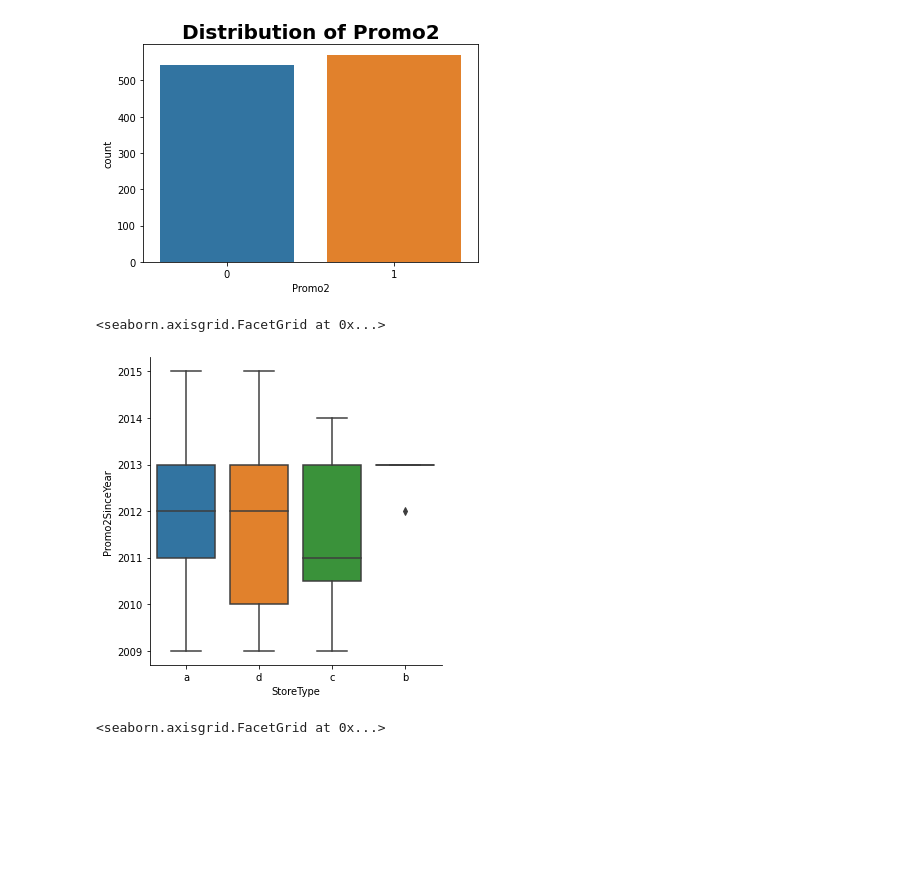
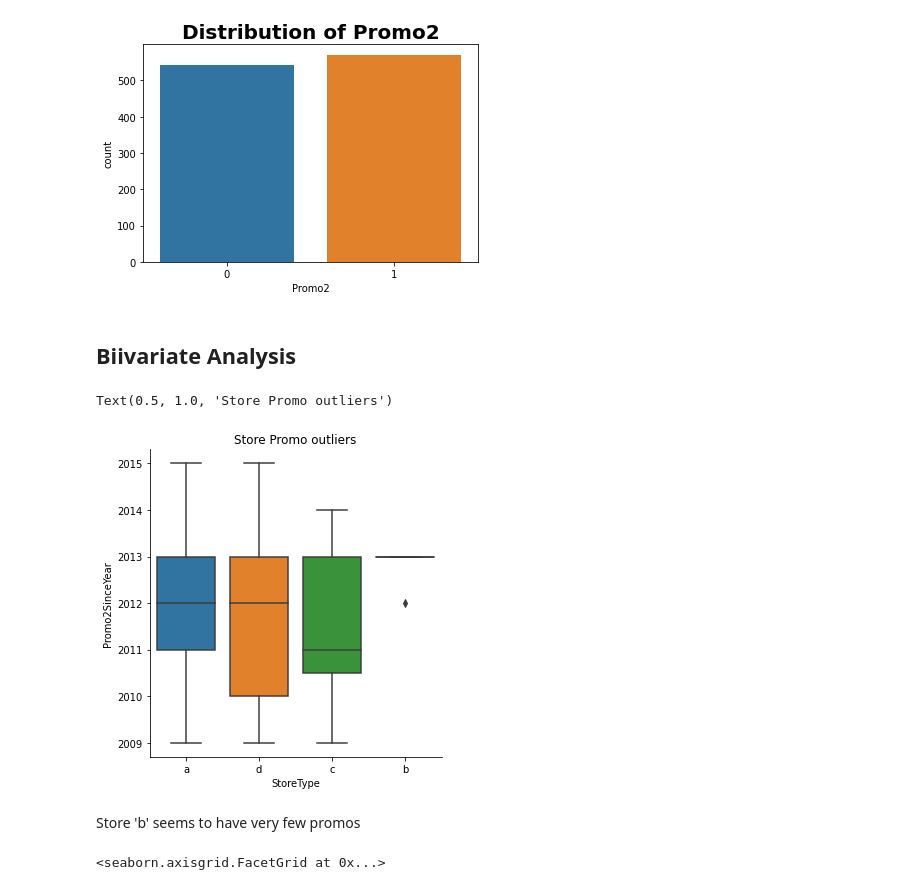
Before and after one commit to Hen0k/Rossmann-Pharmaceuticals-Sales-Forcast, a Jupyter notebook: notebooks/store_data_exploration.ipynb, the cells around one changed output. Saved outputs shown, nothing was run; the diff lists cells and outputs as text; code cells hidden in the pictures; blank space fills up the shorter version.

```diff
--- a/notebooks/initial_data_exploration.ipynb
+++ b/notebooks/store_data_exploration.ipynb
@@ -292,11 +293,16 @@ There are 4 unique store types
 plotters.plot_count(store_df, 'Promo2')
 # %% [output]
 [figure]
+# %% [markdown]
+## Biivariate Analysis
 # %%
 sns.catplot(x="StoreType", y="Promo2SinceYear", kind="box", data=store_df.query("Promo2SinceYear!=0"))
+plt.title("Store Promo outliers")
 # %% [output]
-<seaborn.axisgrid.FacetGrid at 0x...>
+Text(0.5, 1.0, 'Store Promo outliers')
-[figure, old version]
+[figure, new version]
+# %% [markdown]
+Store 'b' seems to have very few promos
 # %%
 sns.catplot(x="Assortment", y="Promo2SinceYear", kind="box", data=store_df.query("Promo2SinceYear!=0"))
 # %% [output]
```
Also changed, not shown: parts of 3 cells of this notebook.
